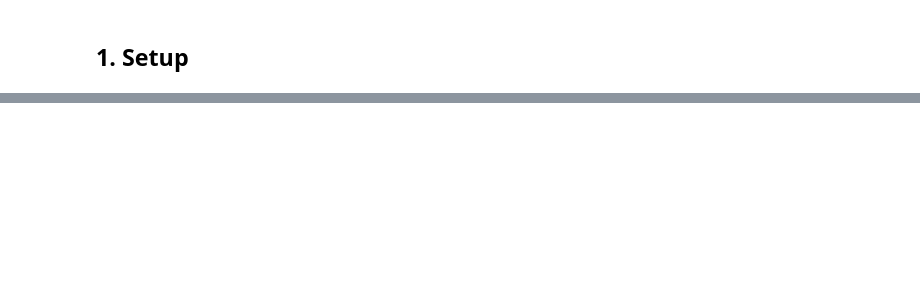
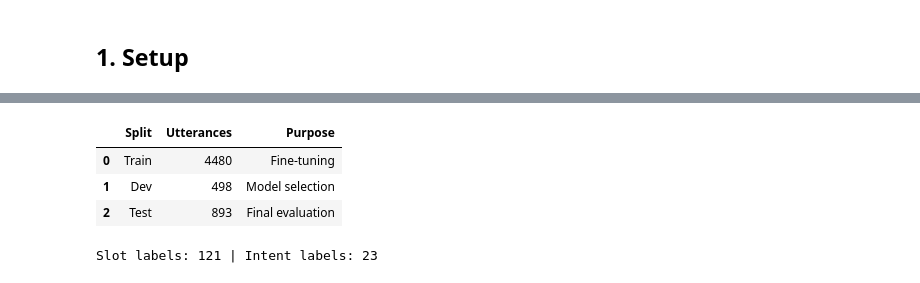
Before and after one commit to kfatima0/NLU_Project2026, a Jupyter notebook: NLU/part2B.ipynb, the cells around one changed output, grey strips where cells are left out. Saved outputs shown, nothing was run; the diff lists cells and outputs as text; code cells hidden in the pictures; blank space fills up the shorter version.

```diff
--- a/NLU/part2B.ipynb
+++ b/NLU/part2B.ipynb
@@ -231,0 +93,40 @@ for family in ['BERT', 'GPT2']:
+# %%
+def load_json(path):
+    with open(path) as f:
+        return json.load(f)
+
+
+tmp_train = load_json('dataset/ATIS/train.json')
+test_raw  = load_json('dataset/ATIS/test.json')
+
+counts = Counter(x['intent'] for x in tmp_train)
+single  = [x for x in tmp_train if counts[x['intent']] == 1]
+multi   = [x for x in tmp_train if counts[x['intent']] > 1]
+
+train_raw, dev_raw = train_test_split(
+    multi, test_size=0.10, random_state=SEED, shuffle=True,
+    stratify=[x['intent'] for x in multi])
+train_raw += single
+
+# label spaces come from train only; anything new later falls back to 'unk'
+slot2id = {'pad': 0, 'unk': 1}
+for s in sorted({s for x in train_raw for s in x['slots'].split()}):
+    slot2id.setdefault(s, len(slot2id))
+intent2id = {'unk': 0}
+for v in sorted({x['intent'] for x in train_raw}):
+    intent2id.setdefault(v, len(intent2id))
+id2slot = {v: k for k, v in slot2id.items()}
+
+table1 = pd.DataFrame([
+    {'Split': 'Train', 'Utterances': len(train_raw), 'Purpose': 'Fine-tuning'},
+    {'Split': 'Dev',   'Utterances': len(dev_raw),   'Purpose': 'Model selection'},
+    {'Split': 'Test',  'Utterances': len(test_raw),  'Purpose': 'Final evaluation'},
+])
+display(table1)
+print(f'Slot labels: {len(slot2id)} | Intent labels: {len(intent2id)}')
+# %% [output]
+|  | Split | Utterances | Purpose |
+| 0 | Train | 4480 | Fine-tuning |
+| 1 | Dev | 498 | Model selection |
+| 2 | Test | 893 | Final evaluation |
+Slot labels: 121 | Intent labels: 23
```
Also changed, not shown: parts of 36 cells of this notebook, 33 other files.
